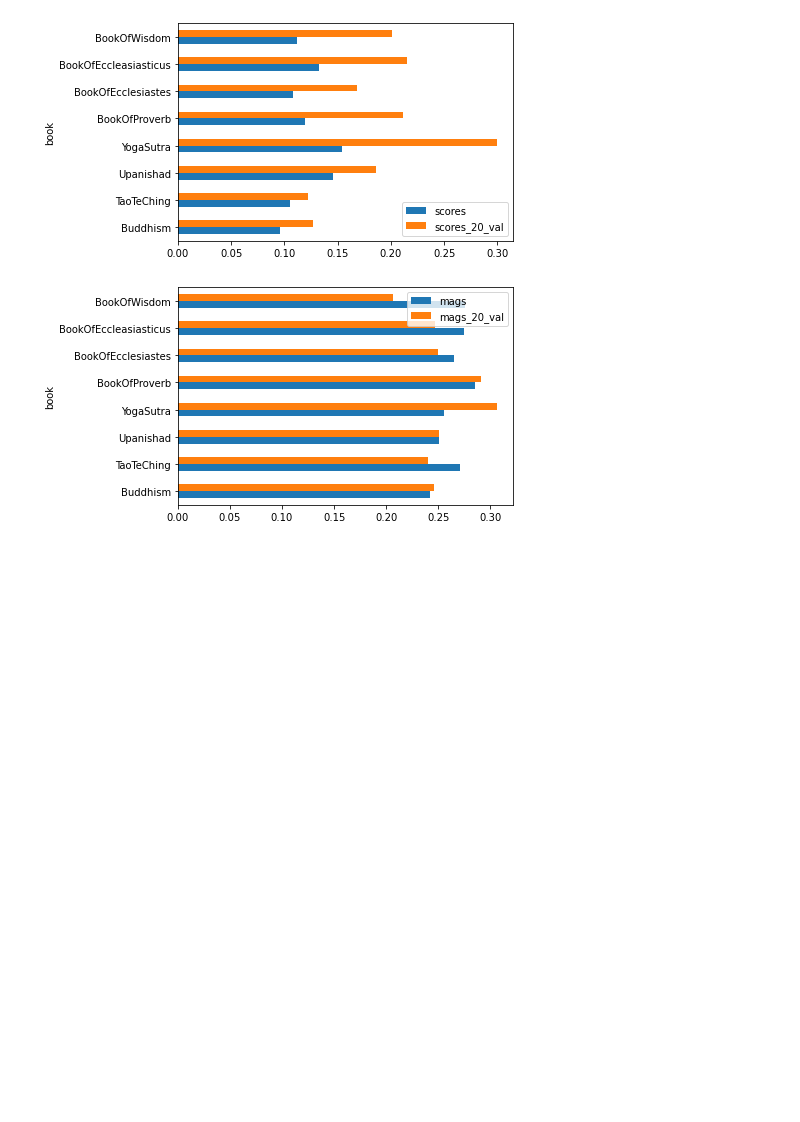
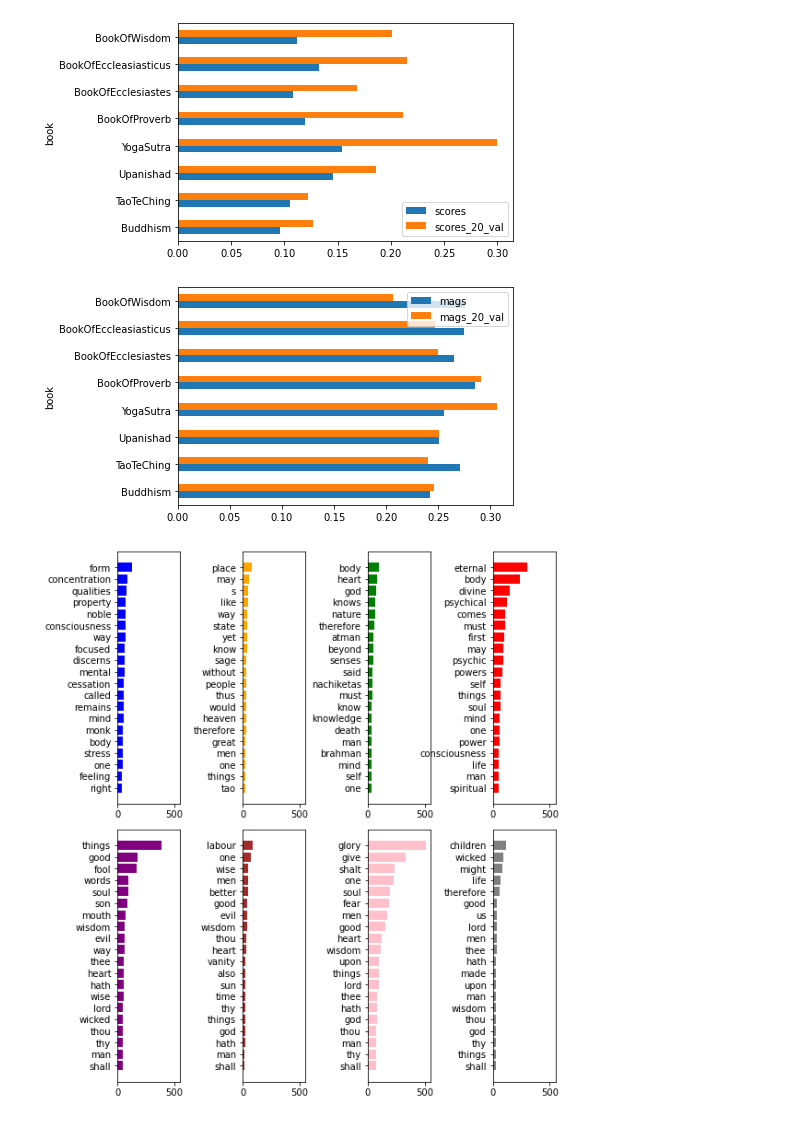
Before and after one commit to tjuacalla123/Booleans-R-Us-Datahacks, a Jupyter notebook: analysis.ipynb, the cells around one changed output. Drawn from its saved outputs; the diff is of its cells as text; code cells hidden in the pictures; blank space fills up the shorter version.

```diff
--- a/analysis.ipynb
+++ b/analysis.ipynb
@@ -259,3 +259,26 @@ plt.show()
 # %% [output]
 [figure]
 [figure]
+# %%
+colors = ['','blue', 'orange', 'green', 'red', 'purple', 'brown', 'pink', 'gray']
+index = 1
+for i in range(len(top_20_books)):
+    counts = [top_20_books[i][j] for j in range(0,20)]
+    counts_reverse = counts[::-1]
+    top_20 = list(top_20_books[i][:20].keys())
+
+    plt.subplot(2, 4, index) # row 2, col 4, index
+    plt.barh(top_20, counts_reverse, color = colors[index])
+    plt.xlim(0, 550)
+    index += 1
+
+plt.subplots_adjust(left=0.1,
+                    bottom=0.1,
+                    right=1.2,
+                    top=2.1,
+                    wspace=1.0,
+                    hspace=0.1)
+
+plt.show()
+# %% [output]
+[figure, added]
```
